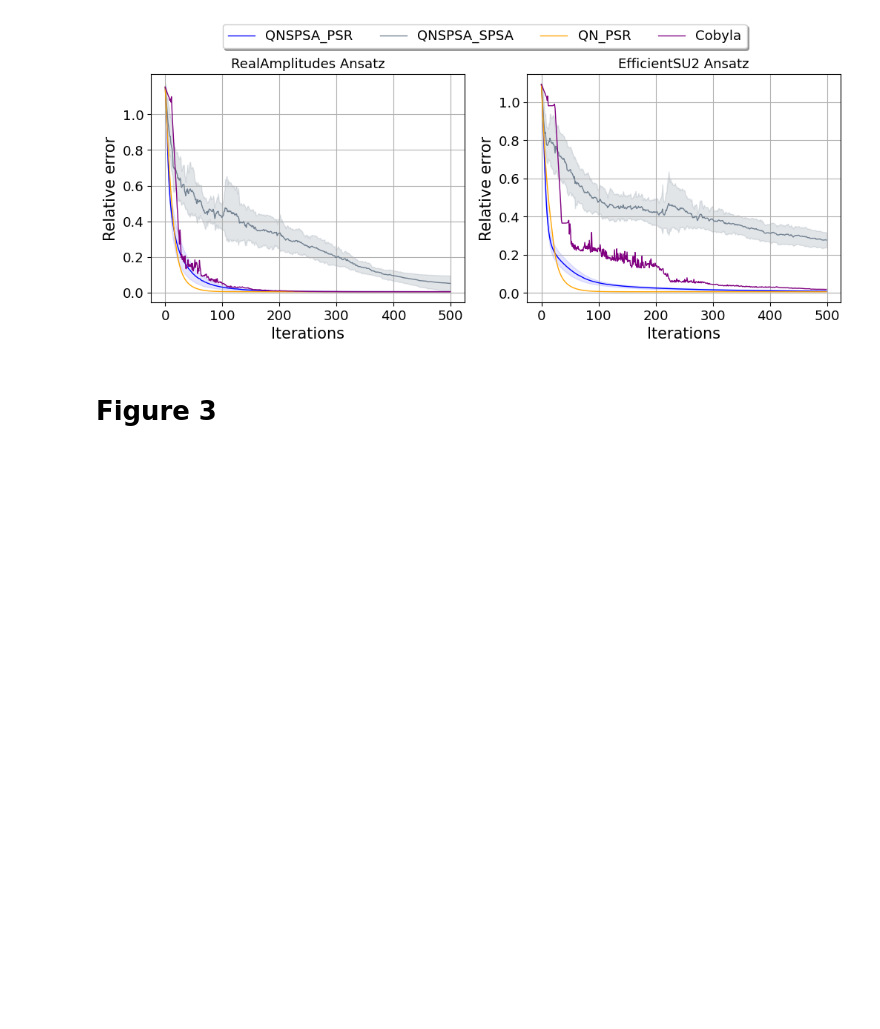
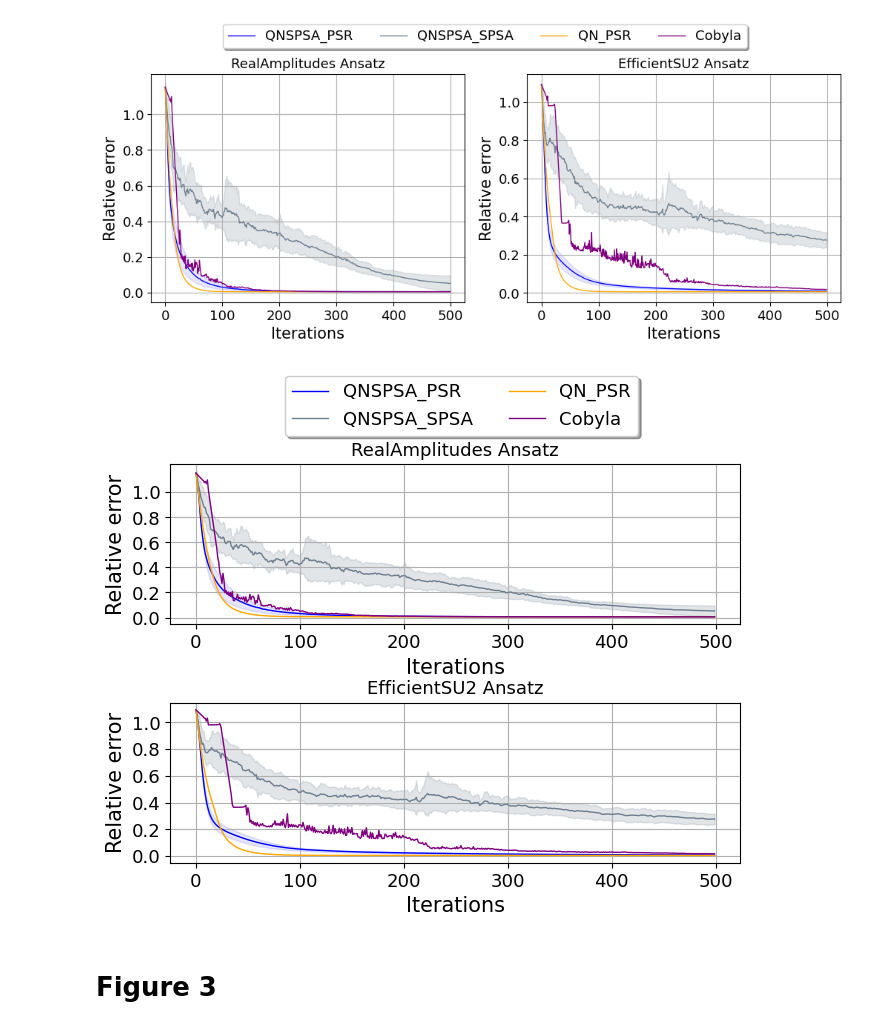
Before and after one commit to nguyenvulinh666/Variational-Quantum-EigeinSolver, a Jupyter notebook: Plot_data.ipynb, the cells around one changed output. Drawn from its saved outputs; the diff is of its cells as text; code cells hidden in the pictures; blank space fills up the shorter version.

```diff
--- a/Plot_data.ipynb
+++ b/Plot_data.ipynb
@@ -396,6 +396,84 @@ file_type = 'svg'
 fig.savefig(f'./Figure/Figure2 - 12 -Compared ReAm and EffSU2.{file_type}', format=file_type, dpi=600, bbox_inches='tight')
 # %% [output]
 [figure]
+# %%
+%matplotlib inline
+import matplotlib
+import matplotlib.pyplot as plt
+# %matplotlib widget
+
+fontsize = 13
+
+gs_energy_12_J1_h2 = (exact_solver.compute_eigenvalues(Ising_hamiltonian(12, 1, 2))).eigenvalues.real[0]
+interation = 500
+
+fig, (ax0,ax1) = plt.subplots(2,1, gridspec_kw={'height_ratios': [4, 4]})
+
+x = np.arange(0, interation)
+
+mean_QNSPSA_PRS_ReAm_12_500_J1h2 = abs(np.mean([QNSPSA_PRS_ReAm_12_500_J1h2[i][0:interation] for i in range(len(QNSPSA_PRS_ReAm_12_500_J1h2))], axis=0) - gs_energy_12_J1_h2)/abs(gs_energy_12_J1_h2)
+std_QNSPSA_PRS_ReAm_12_500_J1h2 = abs((np.std([QNSPSA_PRS_ReAm_12_500_J1h2[i][0:interation] for i in range(len(QNSPSA_PRS_ReAm_12_500_J1h2))], axis=0))/gs_energy_12_J1_h2)
+
+
+ax0.plot(mean_QNSPSA_PRS_ReAm_12_500_J1h2, color='blue', lw=1, label='QNSPSA_PSR')
+ax0.fill_between(x, mean_QNSPSA_PRS_ReAm_12_500_J1h2+std_QNSPSA_PRS_ReAm_12_500_J1h2, mean_QNSPSA_PRS_ReAm_12_500_J1h2-std_QNSPSA_PRS_ReAm_12_500_J1h2, color='blue', alpha=.1)
+
+
+mean_QNSPSA_SPSA_ReAm_12_500_J1h2 = abs(np.mean([QNSPSA_SPSA_ReAm_12_500_J1h2[i][0:interation] for i in range(len(QNSPSA_SPSA_ReAm_12_500_J1h2))], axis=0) - gs_energy_12_J1_h2)/abs(gs_energy_12_J1_h2)
+std_QNSPSA_SPSA_ReAm_12_500_J1h2 = abs((np.std([QNSPSA_SPSA_ReAm_12_500_J1h2[i][0:interation] for i in range(len(QNSPSA_SPSA_ReAm_12_500_J1h2))], axis=0))/gs_energy_12_J1_h2)
+
+ax0.plot(mean_QNSPSA_SPSA_ReAm_12_500_J1h2, color='slategrey', lw=1, label='QNSPSA_SPSA')
+ax0.fill_between(x, mean_QNSPSA_SPSA_ReAm_12_500_J1h2+std_QNSPSA_SPSA_ReAm_12_500_J1h2, mean_QNSPSA_SPSA_ReAm_12_500_J1h2-std_QNSPSA_SPSA_ReAm_12_500_J1h2, color='slategrey', alpha=.2)
+
+ax0.plot(abs((QNG_ReAm_12_500_J1h2-gs_energy_12_J1_h2)/gs_energy_12_J1_h2), color='orange', lw=1, label='QN_PSR')
+ax0.plot(abs((CoByla_ReAm_12_500_J1h2-gs_energy_12_J1_h2)/gs_energy_12_J1_h2), color='purple', lw=1, alpha=1, label='Cobyla')
+
+
+mean_QNSPSA_PRS_SU2_12_500_J1h2 = abs(np.mean([QNSPSA_PRS_SU2_12_500_J1h2[i][0:interation] for i in range(len(QNSPSA_PRS_SU2_12_500_J1h2))], axis=0) - gs_energy_12_J1_h2)/abs(gs_energy_12_J1_h2)
+std_QNSPSA_PRS_SU2_12_500_J1h2 = abs((np.std([QNSPSA_PRS_SU2_12_500_J1h2[i][0:interation] for i in range(len(QNSPSA_PRS_SU2_12_500_J1h2))], axis=0))/gs_energy_12_J1_h2)
+
+
+ax1.plot(mean_QNSPSA_PRS_SU2_12_500_J1h2, color='blue', lw=1)
+ax1.fill_between(x, mean_QNSPSA_PRS_SU2_12_500_J1h2+std_QNSPSA_PRS_SU2_12_500_J1h2, mean_QNSPSA_PRS_SU2_12_500_J1h2-std_QNSPSA_PRS_SU2_12_500_J1h2, color='blue', alpha=.1)
+
+
+mean_QNSPSA_SPSA_SU2_12_500_J1h2 = abs(np.mean([QNSPSA_SPSA_SU2_12_500_J1h2[i][0:interation] for i in range(len(QNSPSA_SPSA_SU2_12_500_J1h2))], axis=0) - gs_energy_12_J1_h2)/abs(gs_energy_12_J1_h2)
+std_QNSPSA_SPSA_SU2_12_500_J1h2 = abs((np.std([QNSPSA_SPSA_SU2_12_500_J1h2[i][0:interation] for i in range(len(QNSPSA_SPSA_SU2_12_500_J1h2))], axis=0))/gs_energy_12_J1_h2)
+
+
+ax1.plot(mean_QNSPSA_SPSA_SU2_12_500_J1h2, color='slategrey', lw=1)
+ax1.fill_between(x, mean_QNSPSA_SPSA_SU2_12_500_J1h2+std_QNSPSA_SPSA_SU2_12_500_J1h2, mean_QNSPSA_SPSA_SU2_12_500_J1h2-std_QNSPSA_SPSA_SU2_12_500_J1h2, color='slategrey', alpha=.2)
+
+ax1.plot(abs((QNG_SU2_12_500_J1h2-gs_energy_12_J1_h2)/gs_energy_12_J1_h2), color='orange', lw=1) #, label='QN_PRS - EffcientSU2')
+ax1.plot(abs((CoByla_SU2_12_500_J1h2-gs_energy_12_J1_h2)/gs_energy_12_J1_h2), color='purple', lw=1, alpha=1) #, label='Cobyla - EffcientSU2')
+# plt.yscale('log')
+ax0.set_ylabel('Relative error', fontsize=fontsize+2)
+ax0.set_xlabel('Iterations', fontsize=fontsize+2)
+ax1.set_ylabel('Relative error', fontsize=fontsize+2)
+ax1.set_xlabel('Iterations', fontsize=fontsize+2)
+ax0.set_title('RealAmplitudes Ansatz', fontsize=fontsize)
+ax1.set_title('EfficientSU2 Ansatz', fontsize=fontsize)
+ax0.set_yticks(np.arange(0, 1.2, step=0.2))
+ax1.locator_params(axis="both", nbins=6)
+# plt.axhline(y=gs_energy, color="tab:red", ls="--", lw=1, label="Target: " + str(gs_energy))
+# Exact ground state energy value
+# plt.axhline(y=0.001, color="silver", ls="--", lw=1, label="Target: " + str(f'{0.001}'))
+# plt.title('Quantum Natural Gradient Descent with various of learning rate')
+
+
+ax0.grid()
+ax1.grid()
+matplotlib.rc('xtick', labelsize=fontsize)
+matplotlib.rc('ytick', labelsize=fontsize)
+# plt.ylim((0,0.05))
+# fig.tight_layout(pad=3.0)
+fig.legend(loc='upper center' ,bbox_to_anchor=(0.56, 1.15),  ncol=2, fancybox=True, shadow=True, fontsize=fontsize)
+# plt.title("Figure 2: Compare Reamplitudes and EffcientSU2 ansatz", y = -1)
+plt.tight_layout(pad=0.2)
+file_type = 'svg'
+fig.savefig(f'./Figure/Figure2 - 12 -Compared ReAm and EffSU2.{file_type}', format=file_type, dpi=600, bbox_inches='tight')
+# %% [output]
+[figure, added]
 # %% [markdown]
 # Figure 3
 # %%
```
Also changed, not shown: parts of 2 cells of this notebook, 6 other files.
